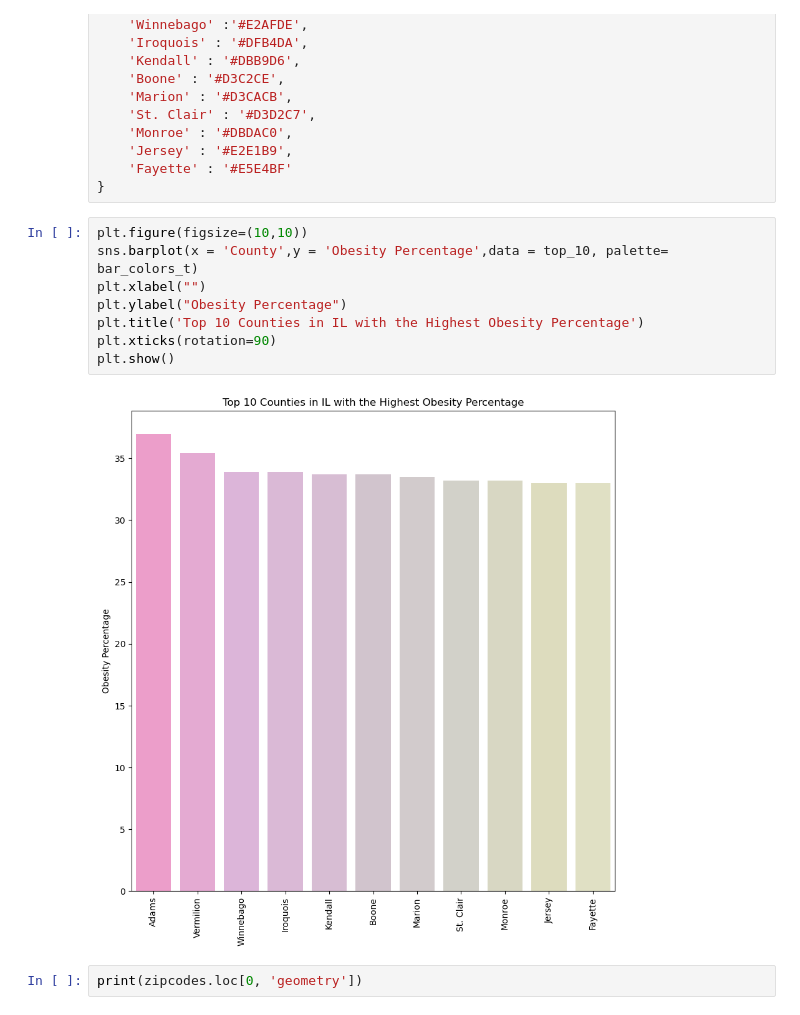
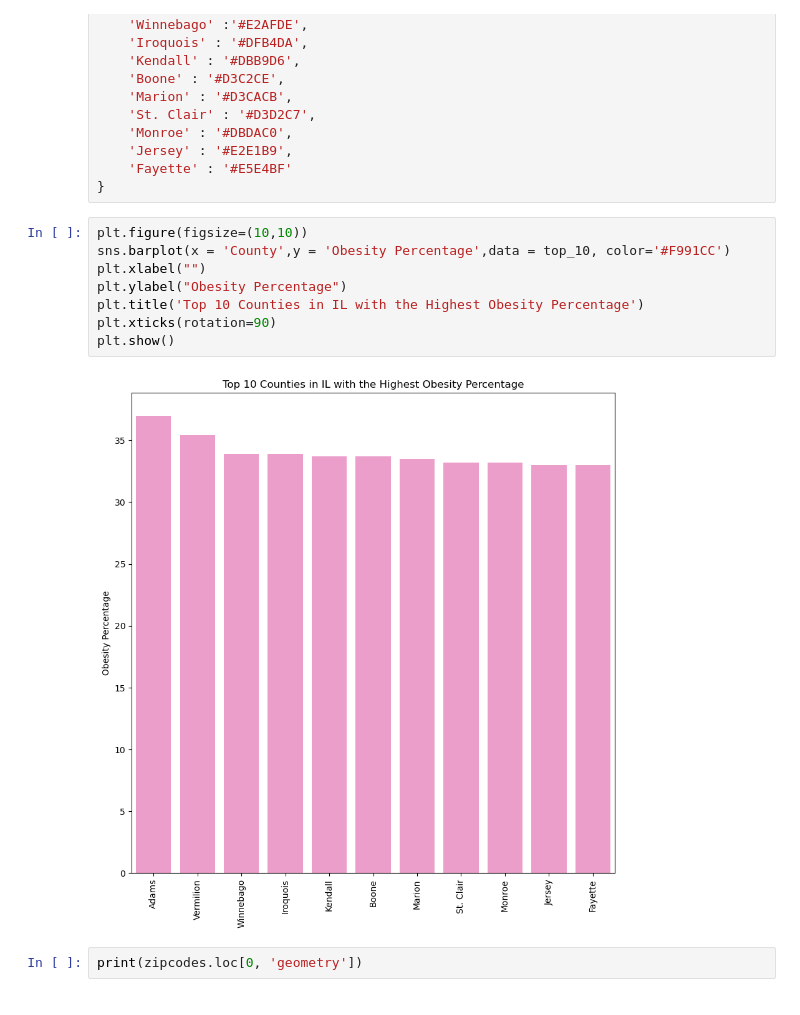
Before and after one commit to SullivanAV/district-data, a Jupyter notebook: capstone-map.ipynb, the cells around one changed output. Saved outputs shown, nothing was run; the diff lists cells and outputs as text.

```diff
--- a/capstone-map.ipynb
+++ b/capstone-map.ipynb
@@ -137,14 +149,14 @@ bar_colors_t = {
 }
 # %%
 plt.figure(figsize=(10,10))
-sns.barplot(x = 'County',y = 'Obesity Percentage',data = top_10, palette= bar_colors_t)
+sns.barplot(x = 'County',y = 'Obesity Percentage',data = top_10, color='#F991CC')
 plt.xlabel("")
 plt.ylabel("Obesity Percentage")
 plt.title('Top 10 Counties in IL with the Highest Obesity Percentage')
 plt.xticks(rotation=90)
 plt.show()
 # %% [output]
-[figure, old version]
+[figure, new version]
 # %%
 print(zipcodes.loc[0, 'geometry'])
 # %% [output]
```
Also changed, not shown: parts of 10 cells of this notebook, 3 other files.
